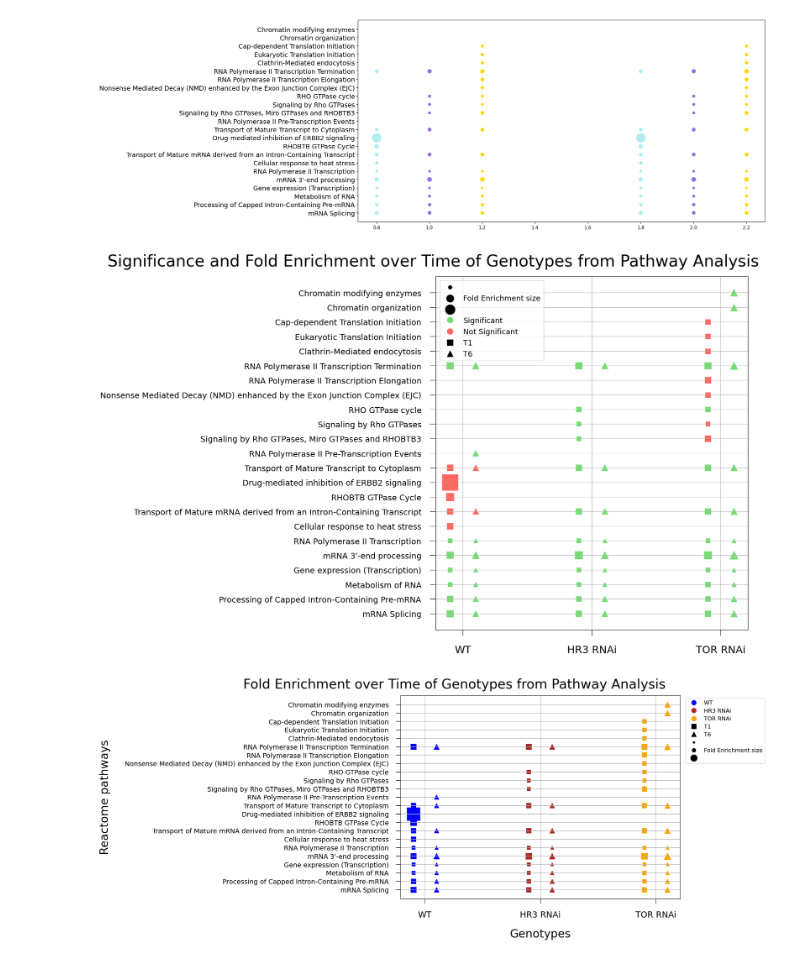
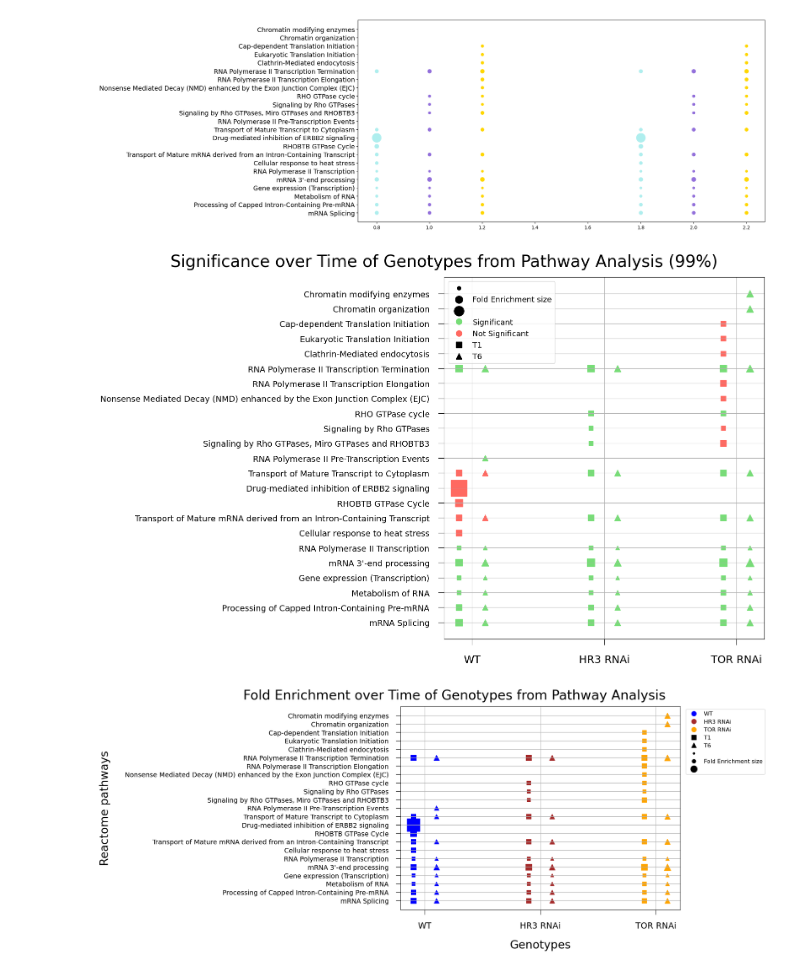
Before and after one commit to nzomorrodnia/bachelorproject_drosophila, a Jupyter notebook: bubble_plot.ipynb, the cells around one changed output. Saved outputs shown, nothing was run; the diff lists cells and outputs as text; code cells hidden in the pictures.

```diff
--- a/bubble_plot.ipynb
+++ b/bubble_plot.ipynb
@@ -140,35 +140,35 @@ ax.set_xticks([1,2,3], ['WT', 'HR3 RNAi', 'TOR RNAi'], fontsize=18, ha='center',
 ax.grid(True)
 
 # Set longer tick marks and move y-axis labels away from the plot
 ax.tick_params(axis='both', which='both', length=10, pad=15)
 
 
 dummy_sizes = [2, 8, 14]  # These sizes represent the scaling factor for your sizes
 legend_handles = []
 
 for size in dummy_sizes:
     dummy_handle = ax.scatter([], [], color='black', marker='o', s=c*size)
     legend_handles.append(dummy_handle)
 
 t1_dot = mlines.Line2D([], [], color='k', marker='s', linestyle='None',
                           markersize=10, label='T1')
 t6_dot = mlines.Line2D([], [], color='k', marker='^', linestyle='None',
                           markersize=10, label='T6')
 green_dot = mlines.Line2D([], [], color=green_color, marker='o', linestyle='None',
                           markersize=10, label='Green Dot')
 red_dot = mlines.Line2D([], [], color=red_color, marker='o', linestyle='None',
                           markersize=10, label='Red Dot')
 
 legend_handles.extend([green_dot, red_dot, t1_dot, t6_dot])
 legend_labels = ['', 'Fold Enrichment size', '', 'Significant', 'Not Significant', 'T1', 'T6']
 
 ax.legend(handles=legend_handles, labels=legend_labels, fontsize=13, loc='upper left')
 
-ax.set_title('Significance and Fold Enrichment over Time of Genotypes from Pathway Analysis ', fontsize=28, y=1.02, x=0)
+ax.set_title('Significance over Time of Genotypes from Pathway Analysis (99%)', fontsize=28, y=1.02, x=0)
 plt.tight_layout()
 plt.show()
 # %% [output]
-[figure, old version]
+[figure, new version]
 # %%
 color_dict_95 = {
     'WT': 'blue',
```
Also changed, not shown: parts of 1 cell of this notebook, 2 other files.
